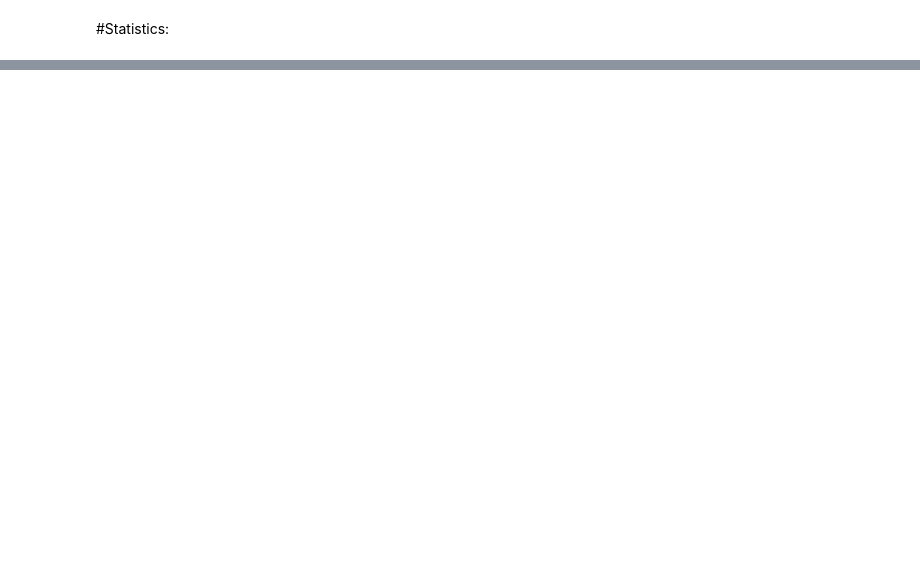
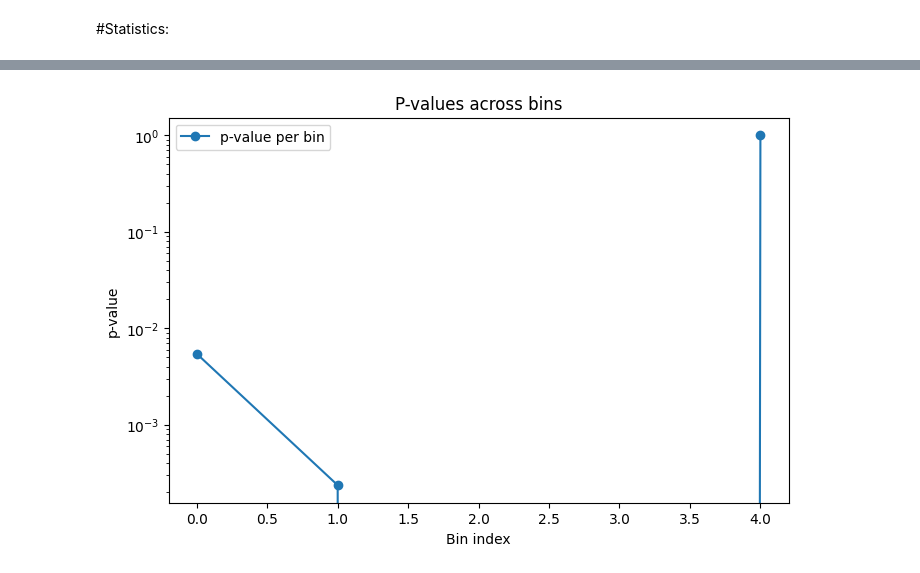
Before and after one commit to anca-dinu/analiza, a Jupyter notebook: susy_stop.ipynb, the cells around one changed output, grey strips where cells are left out. Cells and saved outputs as stored; diff of their text form; code cells hidden in the pictures; blank space fills up the shorter version.

```diff
--- a/susy_stop.ipynb
+++ b/susy_stop.ipynb
@@ -527,0 +554,12 @@ for i in range(len(bin_edges)-1):
+# %%
+# Plot p-values vs bin index
+plt.figure(figsize=(8, 5))
+plt.plot(range(len(p_values)), p_values, marker='o', linestyle='-', label='p-value per bin')
+plt.xlabel('Bin index')
+plt.ylabel('p-value')
+plt.yscale('log')
+plt.title('P-values across bins')
+plt.legend()
+plt.show()
+# %% [output]
+[figure, added]
```
Also changed, not shown: parts of 13 cells of this notebook.
